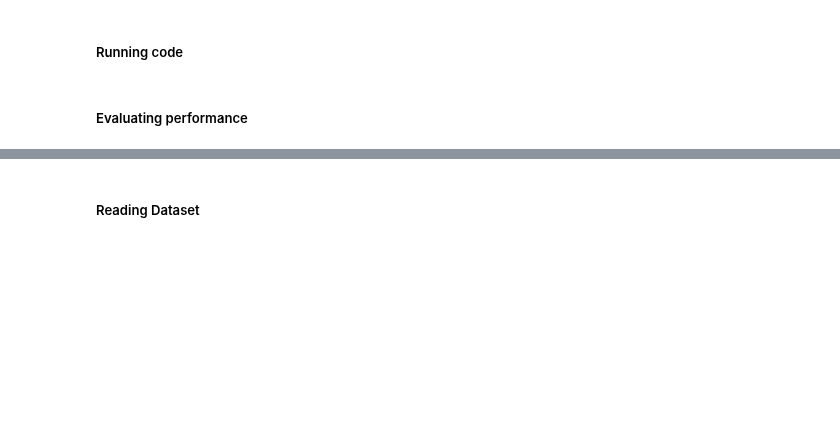
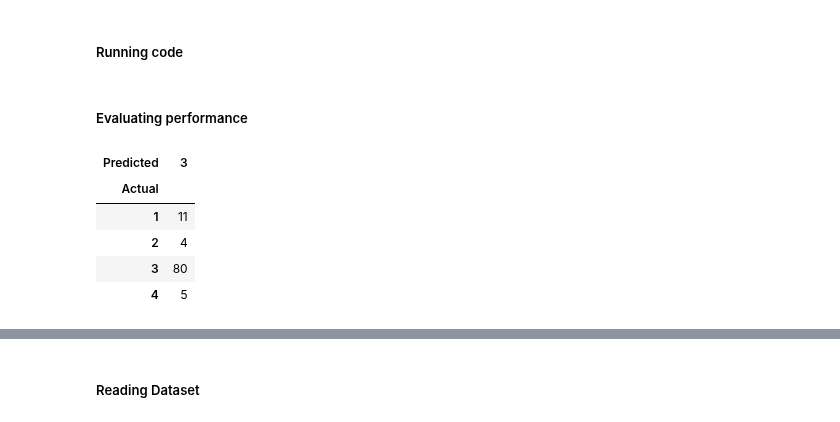
Before and after one commit to Adithya-Jayan/EC460_NNDL, a Jupyter notebook: Assignment6.ipynb, the cells around one changed output, grey strips where cells are left out. Drawn from its saved outputs; the diff is of its cells as text; code cells hidden in the pictures; blank space fills up the shorter version.

```diff
--- a/Assignment6.ipynb
+++ b/Assignment6.ipynb
@@ -59,0 +86,31 @@ X_train, X_test, Y_train, Y_test = train_test_split(X, Y,test_size =0.2, shuffle
+# %%
+model = Sequential()
+
+model.add(Conv2D(input_shape=(224,224,3),filters=64,kernel_size=(3,3),padding="same", activation="relu")) #Changed Input Dimension Inputs - 1600x256x64
+model.add(Conv2D(filters=64,kernel_size=(3,3),padding="same", activation="relu")) #1600x256x64
+model.add(MaxPool2D(pool_size=(2,2),strides=(2,2))) #800x128x64
+
+model.add(Conv2D(filters=128, kernel_size=(3,3), padding="same", activation="relu")) #800x128x128
+model.add(Conv2D(filters=128, kernel_size=(3,3), padding="same", activation="relu")) #800x128x128
+model.add(MaxPool2D(pool_size=(2,2),strides=(2,2))) #400x64x128
+
+model.add(Conv2D(filters=256, kernel_size=(3,3), padding="same", activation="relu")) #400x64x256
+model.add(Conv2D(filters=256, kernel_size=(3,3), padding="same", activation="relu")) #400x64x256
+model.add(Conv2D(filters=256, kernel_size=(3,3), padding="same", activation="relu")) #400x64x256
+model.add(MaxPool2D(pool_size=(2,2),strides=(2,2))) #200x32x256
+
+model.add(Conv2D(filters=512, kernel_size=(3,3), padding="same", activation="relu")) #200x32x512
+model.add(Conv2D(filters=512, kernel_size=(3,3), padding="same", activation="relu")) #200x32x512
+model.add(Conv2D(filters=512, kernel_size=(3,3), padding="same", activation="relu")) #200x32x512
+model.add(MaxPool2D(pool_size=(2,2),strides=(2,2))) #100x16x512
+
+model.add(Conv2D(filters=512, kernel_size=(3,3), padding="same", activation="relu")) #100x16x512
+model.add(Conv2D(filters=512, kernel_size=(3,3), padding="same", activation="relu")) #100x16x512
+model.add(Conv2D(filters=512, kernel_size=(3,3), padding="same", activation="relu")) #100x16x512
+model.add(MaxPool2D(pool_size=(2,2),strides=(2,2))) #50x8x512
+
+model.add(Flatten()) #1x1x204800
+
+model.add(Dense(units=4096,activation="relu"))
+model.add(Dense(units=4096,activation="relu"))
+model.add(Dense(units=4, activation="softmax"))
@@ -60,5 +137,23 @@ X_train, X_test, Y_train, Y_test = train_test_split(X, Y,test_size =0.2, shuffle
 # %% [markdown]
 ##### Running code
+# %%
+model.compile(loss='bce', optimizer='adam')
+# %%
+model.fit(X_train, Y_train, epochs=2, batch_size=32, verbose=0,callbacks=[TqdmCallback(verbose=1)])
 # %% [markdown]
 ##### Evaluating performance
+# %%
+prediction = model.predict(X_test)
+
+y_actu = pd.Series(np.argmax(Y_test,axis=1)+1, name='Actual')
+y_pred = pd.Series(np.argmax(prediction,axis=1)+1, name='Predicted')
+df_confusion = pd.crosstab(y_actu, y_pred)
+df_confusion
+# %% [output]
+| Predicted | 3 |
+| Actual |  |
+| 1 | 11 |
+| 2 | 4 |
+| 3 | 80 |
+| 4 | 5 |
 # %% [markdown]
```
Also changed, not shown: parts of 13 cells of this notebook.
